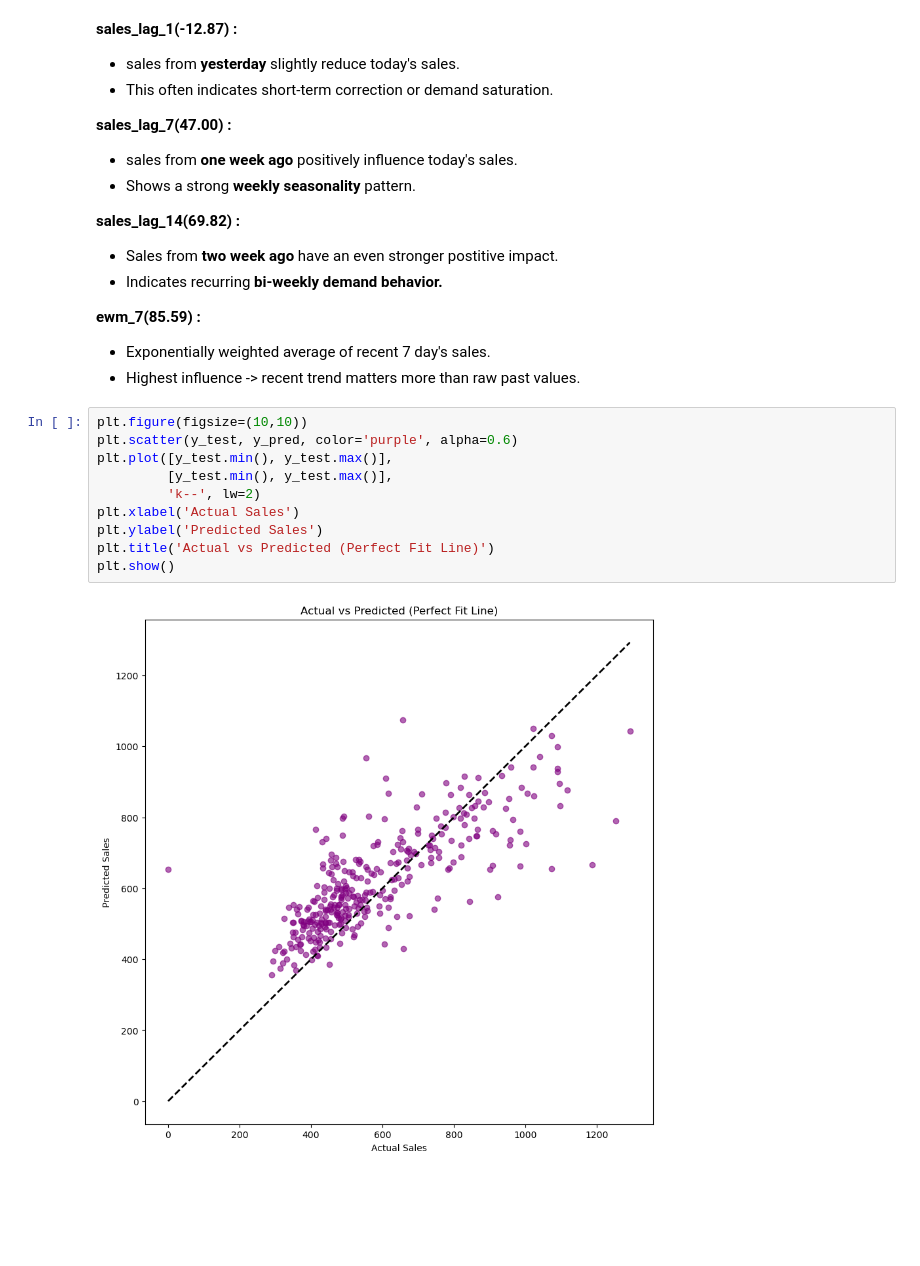
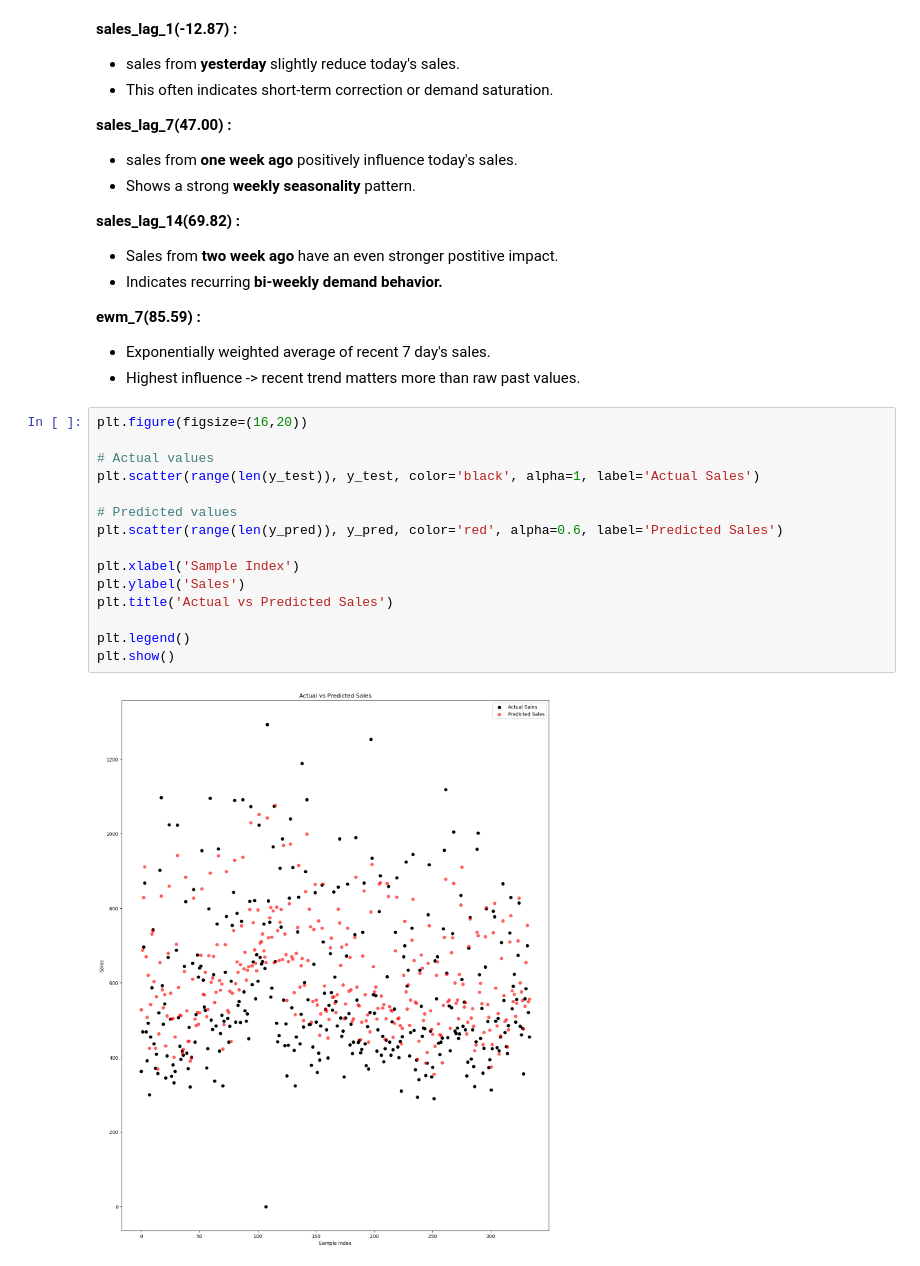
Before and after one commit to Sangam-Basnet/Internboot_projects, a Jupyter notebook: Feature Engineering For Sales Data.ipynb, the cells around one changed output. Saved outputs shown, nothing was run; the diff lists cells and outputs as text; blank space fills up the shorter version.

```diff
--- a/Feature Engineering For Sales Data.ipynb
+++ b/Feature Engineering For Sales Data.ipynb
@@ -239,15 +239,20 @@ print(coeffecients)
 **ewm_7(85.59) :**
   * Exponentially weighted average of recent 7 day's sales.
   * Highest influence -> recent trend matters more than raw past values.
-# %%
-plt.figure(figsize=(10,10))
-plt.scatter(y_test, y_pred, color='purple', alpha=0.6)
-plt.plot([y_test.min(), y_test.max()],
-         [y_test.min(), y_test.max()],
-         'k--', lw=2)
-plt.xlabel('Actual Sales')
-plt.ylabel('Predicted Sales')
-plt.title('Actual vs Predicted (Perfect Fit Line)')
-plt.show()
-# %% [output]
-[figure, removed]
+# %%
+plt.figure(figsize=(16,20))
+
+# Actual values
+plt.scatter(range(len(y_test)), y_test, color='black', alpha=1, label='Actual Sales')
+
+# Predicted values
+plt.scatter(range(len(y_pred)), y_pred, color='red', alpha=0.6, label='Predicted Sales')
+
+plt.xlabel('Sample Index')
+plt.ylabel('Sales')
+plt.title('Actual vs Predicted Sales')
+
+plt.legend()
+plt.show()
+# %% [output]
+[figure, added]
```
Also changed, not shown: parts of 5 cells of this notebook.
